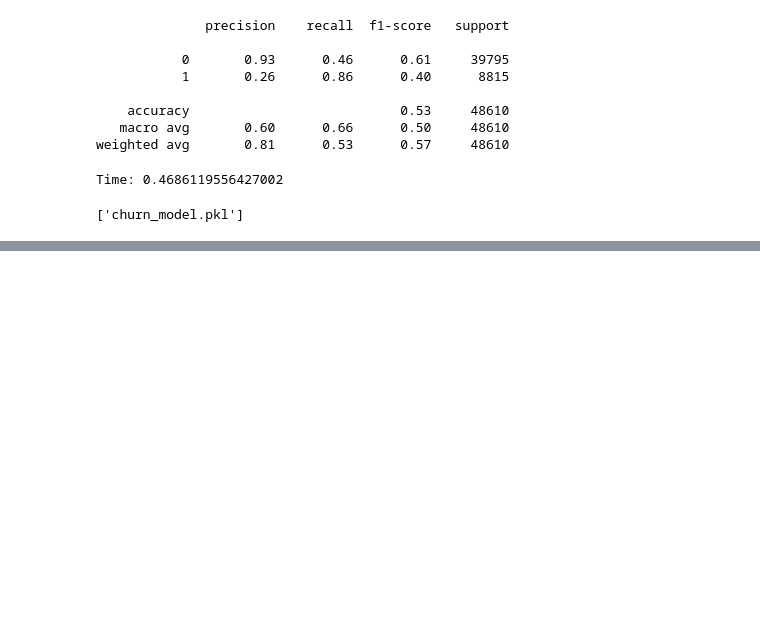
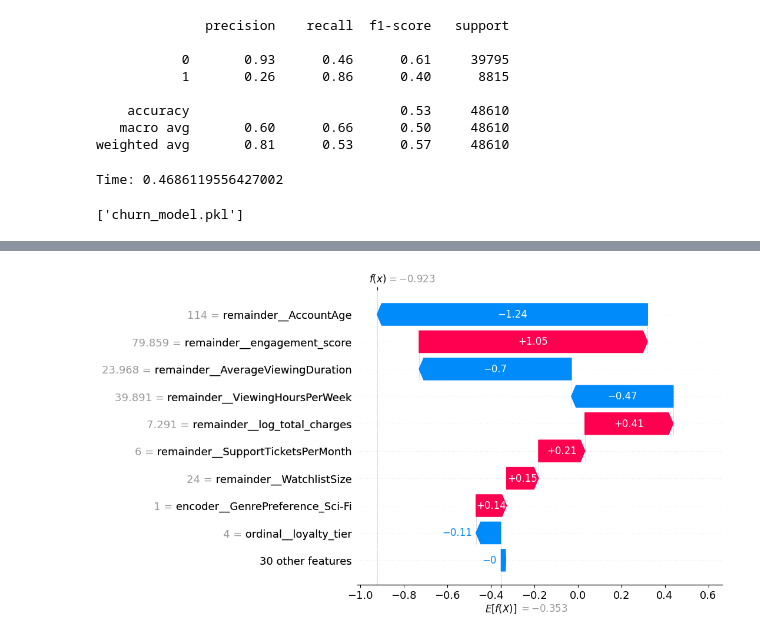
Before and after one commit to ShazanRafi/saas-churn-prediction, a Jupyter notebook: SaaS_Churning_Prediction.ipynb, the cells around one changed output, grey strips where cells are left out. Saved outputs shown, nothing was run; the diff lists cells and outputs as text; code cells hidden in the pictures; blank space fills up the shorter version.

```diff
--- a/SaaS_Churning_Prediction.ipynb
+++ b/SaaS_Churning_Prediction.ipynb
@@ -496,3 +497,5 @@ joblib.dump({
 }, "churn_model.pkl")
 # %% [output]
 ['churn_model.pkl']
+# %%
+X_transformed_df = pd.DataFrame(X_transformed, columns=feature_names)
@@ -498,0 +519,4 @@ joblib.dump({
+# %%
+shap.plots.waterfall(shap_values[0])
+# %% [output]
+[figure, added]
```
Also changed, not shown: parts of 7 cells of this notebook.
